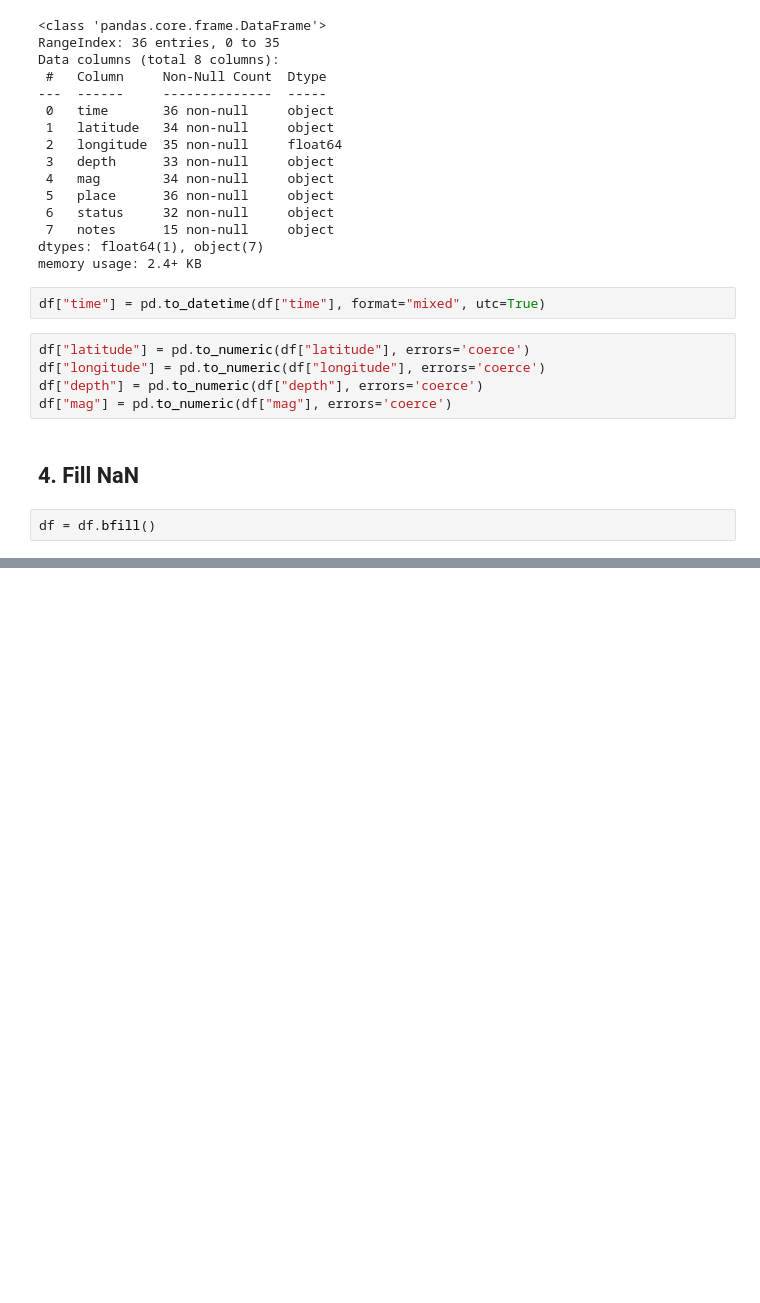
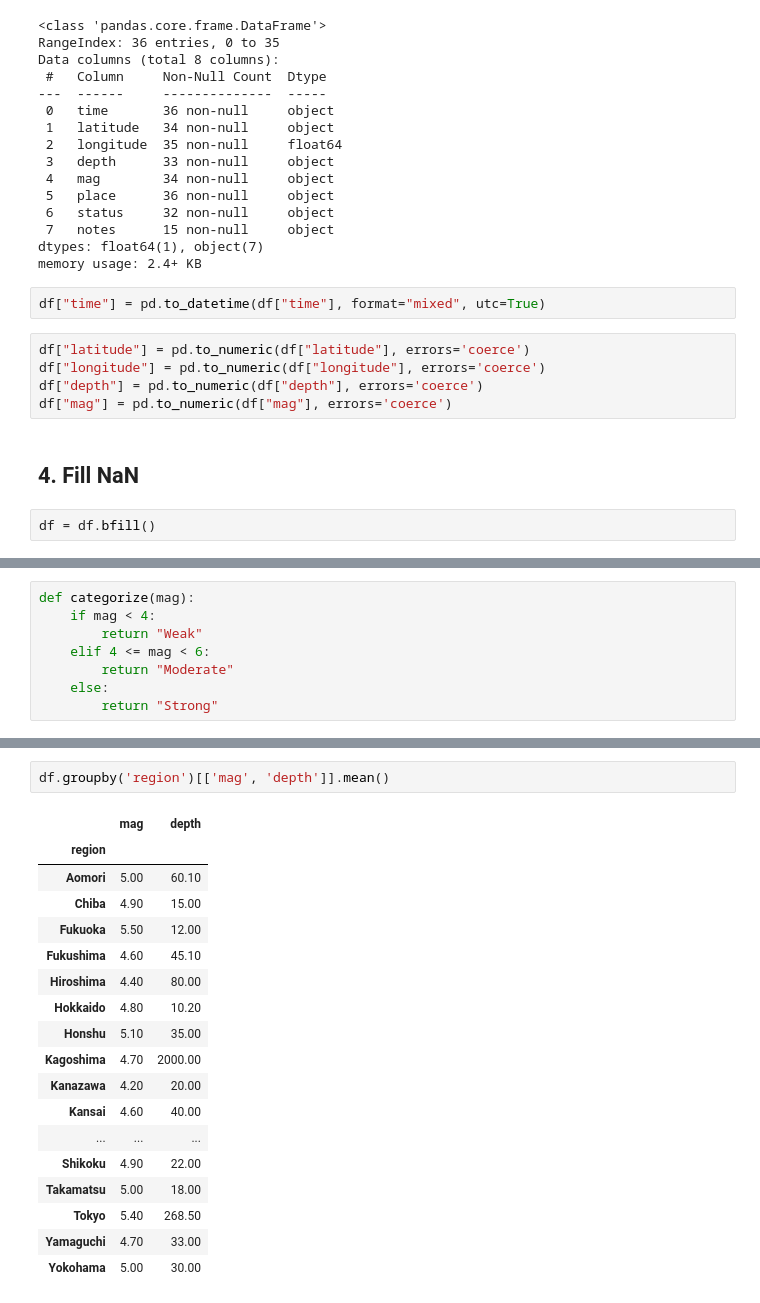
Before and after one commit to pouryaamarloo/Earthquake-analysis-in-Japan, a Jupyter notebook: preprocessing.ipynb, the cells around one changed output, grey strips where cells are left out. Drawn from its saved outputs; the diff is of its cells as text; blank space fills up the shorter version.

```diff
--- a/preprocessing.ipynb
+++ b/preprocessing.ipynb
@@ -65,0 +72,8 @@ df = df.bfill()
+# %%
+def categorize(mag):
+    if mag < 4:
+        return "Weak"
+    elif 4 <= mag < 6:
+        return "Moderate"
+    else:
+        return "Strong"
@@ -65,0 +166,21 @@ df = df.bfill()
+# %%
+df.groupby('region')[['mag', 'depth']].mean()
+# %% [output]
+|  | mag | depth |
+| region |  |  |
+| Aomori | 5.00 | 60.10 |
+| Chiba | 4.90 | 15.00 |
+| Fukuoka | 5.50 | 12.00 |
+| Fukushima | 4.60 | 45.10 |
+| Hiroshima | 4.40 | 80.00 |
+| Hokkaido | 4.80 | 10.20 |
+| Honshu | 5.10 | 35.00 |
+| Kagoshima | 4.70 | 2000.00 |
+| Kanazawa | 4.20 | 20.00 |
+| Kansai | 4.60 | 40.00 |
+| ... | ... | ... |
+| Shikoku | 4.90 | 22.00 |
+| Takamatsu | 5.00 | 18.00 |
+| Tokyo | 5.40 | 268.50 |
+| Yamaguchi | 4.70 | 33.00 |
+| Yokohama | 5.00 | 30.00 |
```
Also changed, not shown: parts of 14 cells of this notebook.
